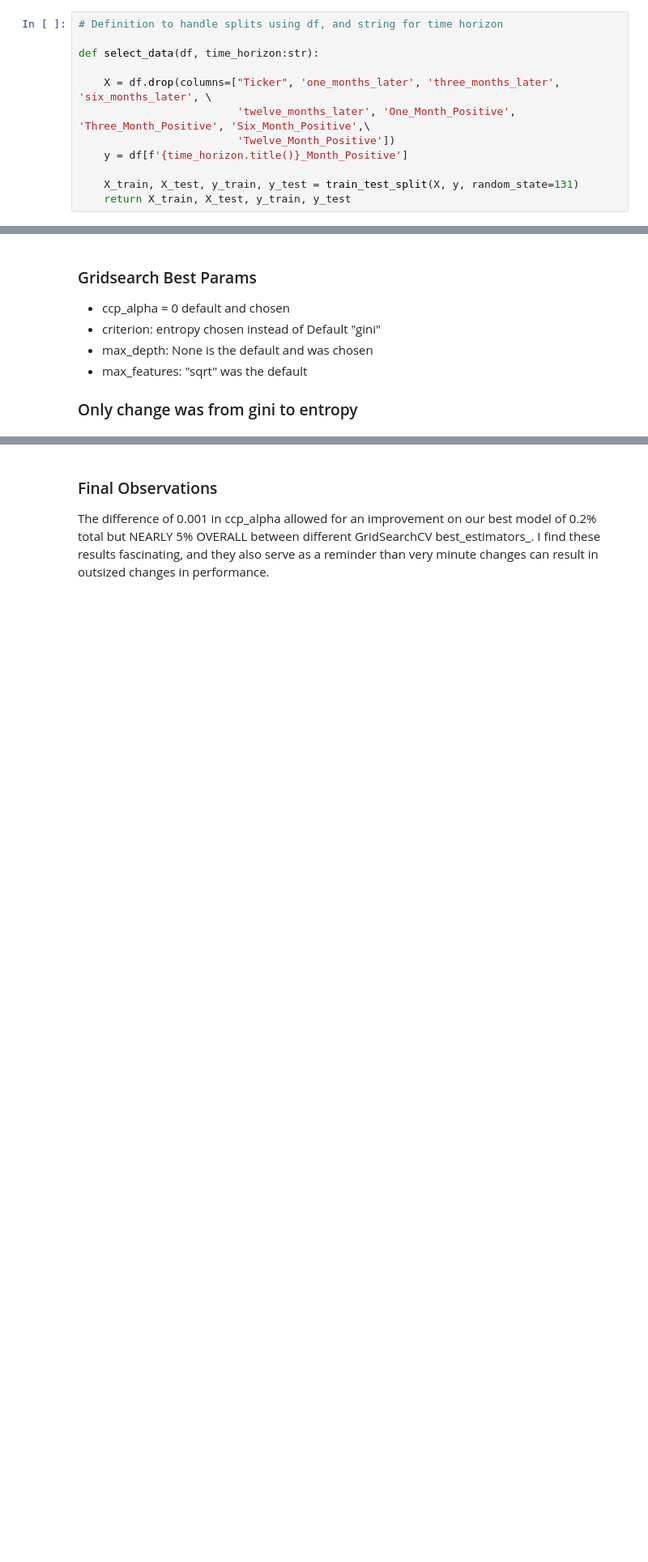
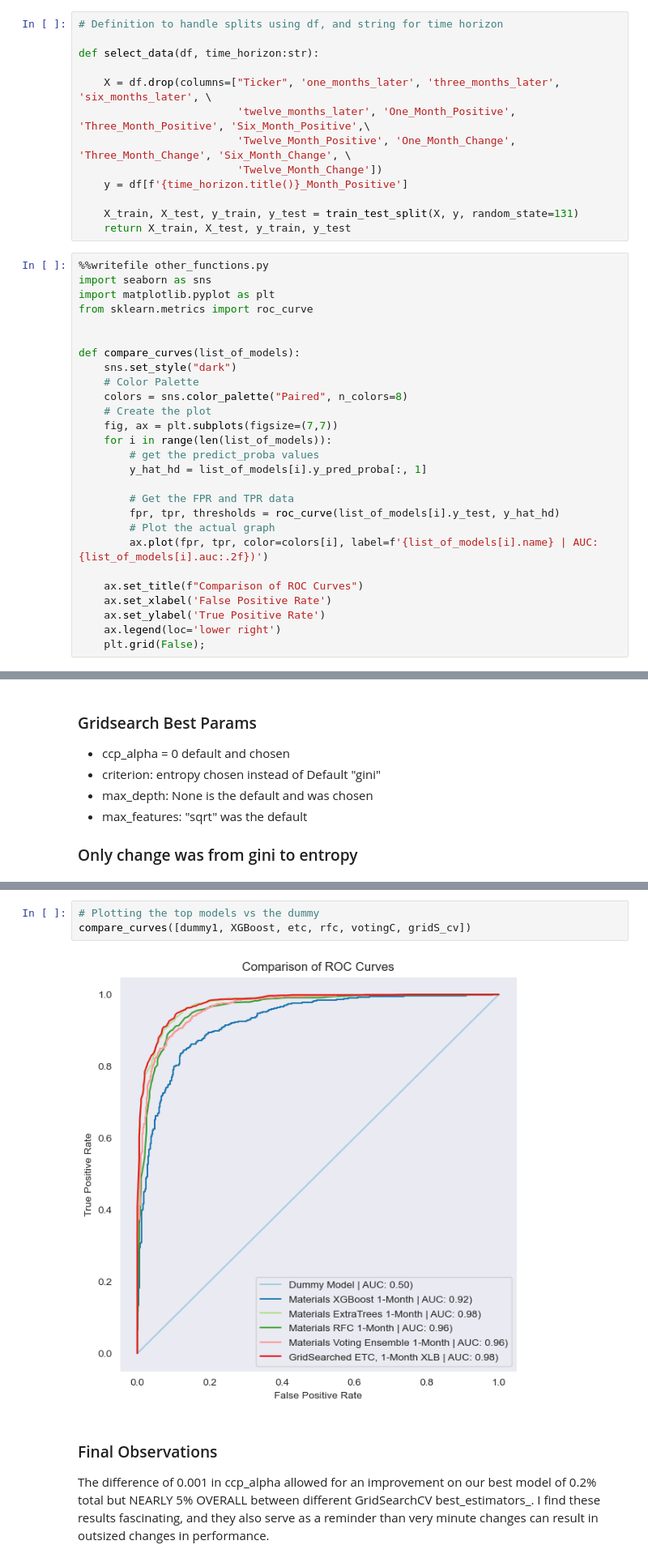
Before and after one commit to dvdhartsman/Stock_Market_Analysis, a Jupyter notebook: 2_SPDR_ETFs.ipynb, the cells around one changed output, grey strips where cells are left out. Shown at 81% size. Saved outputs shown, nothing was run; the diff lists cells and outputs as text; blank space fills up the shorter version.

```diff
--- a/2_SPDR_ETFs.ipynb
+++ b/2_SPDR_ETFs.ipynb
@@ -345,8 +408,36 @@ def select_data(df, time_horizon:str):
 
     X = df.drop(columns=["Ticker", 'one_months_later', 'three_months_later', 'six_months_later', \
                          'twelve_months_later', 'One_Month_Positive', 'Three_Month_Positive', 'Six_Month_Positive',\
-                         'Twelve_Month_Positive'])
+                         'Twelve_Month_Positive', 'One_Month_Change', 'Three_Month_Change', 'Six_Month_Change', \
+                         'Twelve_Month_Change'])
     y = df[f'{time_horizon.title()}_Month_Positive']
 
     X_train, X_test, y_train, y_test = train_test_split(X, y, random_state=131)
     return X_train, X_test, y_train, y_test
+# %%
+%%writefile other_functions.py
+import seaborn as sns
+import matplotlib.pyplot as plt
+from sklearn.metrics import roc_curve
+
+
+def compare_curves(list_of_models):
+    sns.set_style("dark")
+    # Color Palette
+    colors = sns.color_palette("Paired", n_colors=8)
+    # Create the plot
+    fig, ax = plt.subplots(figsize=(7,7))
+    for i in range(len(list_of_models)):
+        # get the predict_proba values
+        y_hat_hd = list_of_models[i].y_pred_proba[:, 1]
+
+        # Get the FPR and TPR data
+        fpr, tpr, thresholds = roc_curve(list_of_models[i].y_test, y_hat_hd)
+        # Plot the actual graph
+        ax.plot(fpr, tpr, color=colors[i], label=f'{list_of_models[i].name} | AUC: {list_of_models[i].auc:.2f})')
+
+    ax.set_title(f"Comparison of ROC Curves")
+    ax.set_xlabel('False Positive Rate')
+    ax.set_ylabel('True Positive Rate')
+    ax.legend(loc='lower right')
+    plt.grid(False);
@@ -596,6 +668,11 @@ Model.model_df.sort_values(by="test_accuracy", ascending=False)
 | 5 | Materials AdaBoost 1-Month | 0.684667 | 0.695814 | 0.847778 | 0.764184 | 0.686865 | 0.688086 | 0.696915 | ... |
 | 1 | Materials Logistic Regression 1-M... | 0.631548 | 0.648627 | 0.847407 | 0.734707 | 0.643622 | 0.621151 | 0.644464 | ... |
 | 0 | Dummy Model | 0.602544 | 0.602544 | 1.000000 | 0.751984 | 14.325759 | 0.602410 | 0.602410 | ... |
+# %%
+# Plotting the top models vs the dummy
+compare_curves([dummy1, XGBoost, etc, rfc, votingC, gridS_cv])
+# %% [output]
+[figure, added]
 # %% [markdown]
 ### Final Observations
 The difference of 0.001 in ccp_alpha allowed for an improvement on our best model of 0.2% total but NEARLY 5% OVERALL between different GridSearchCV best_estimators_. I find these results fascinating, and they also serve as a reminder than very minute changes can result in outsized changes in performance.
```
Also changed, not shown: parts of 296 cells of this notebook, 2 other files.
